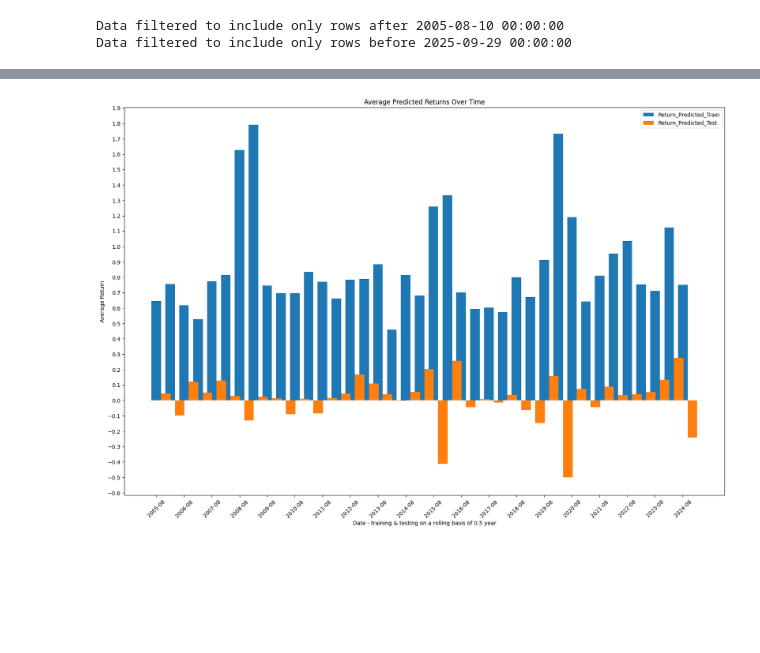
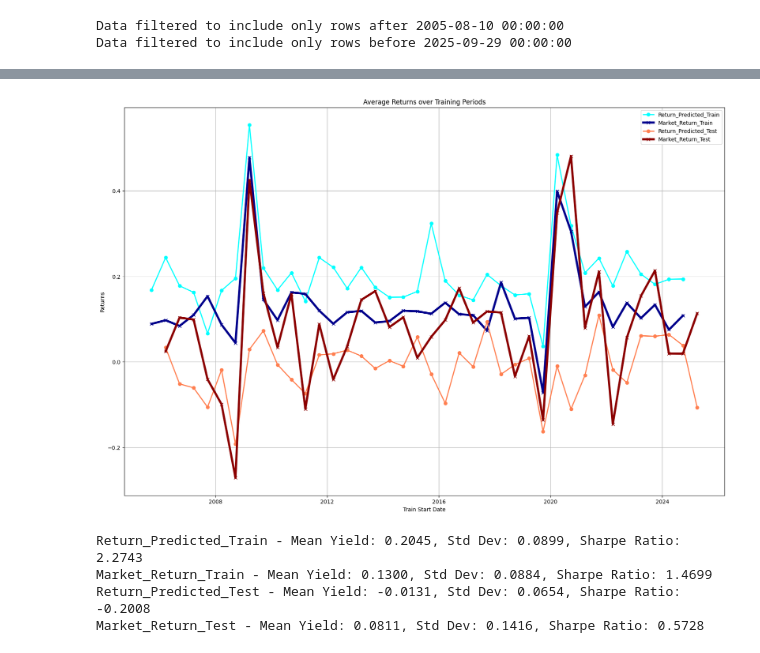
Before and after one commit to slang5/Sharp_Predict_V1, a Jupyter notebook: 2_lasso_model.ipynb, the cells around one changed output, grey strips where cells are left out. Cells and saved outputs as stored; diff of their text form; code cells hidden in the pictures; blank space fills up the shorter version.

```diff
--- a/2_lasso_model.ipynb
+++ b/2_lasso_model.ipynb
@@ -270,7 +291,14 @@ Ticker_per_Period = {}
 # %%
-quantile_above = 0.93
+Train_start_list = metrics_perf_df['Train Start'].unique().tolist()
+Ticker_per_Period = {}
+
+quantile_above = 0.75
 for train_start in Train_start_list:
-    quantile_n = metrics_perf_alpha_triggers_df[metrics_perf_alpha_triggers_df['Train Start'] == train_start].Return_Predicted_Train.quantile(quantile_above)
-    selected_tickers = metrics_perf_alpha_triggers_df[(metrics_perf_alpha_triggers_df['Train Start'] == train_start) &
-                                       (metrics_perf_alpha_triggers_df['Return_Predicted_Train'] >= quantile_n)]['Ticker'].tolist()
+    quantile_n = metrics_perf_df[metrics_perf_df['Train Start'] == train_start].Ratio_Train.quantile(quantile_above)
+    selected_tickers = metrics_perf_df[(metrics_perf_df['Train Start'] == train_start) &
+                                       (metrics_perf_df['Ratio_Train'] >= quantile_n)]['Ticker'].tolist()
     Ticker_per_Period[train_start] = selected_tickers
+
+print("Selected Tickers per Training Period:")
+for period, tickers in Ticker_per_Period.items():
+    print(f"{period}: {tickers}")
@@ -358,12 +433,10 @@ Processing period starting at index 4788, date 2024-08-20 00:00:00
 # %%
 # lets compute the average Return_Predicted_Train and Return_Predicted_Test for Train Start dates batch
-metrics_summary = metrics_perf_selected_df.groupby('Train Start').agg({
+summary_graph_selected = metrics_perf_selected_df.groupby(['Train Start', 'Train End', 'Test Start', 'Test End']).agg({
     'Return_Predicted_Train': 'mean',
+    'Market_Return_Train': 'mean',
     'Return_Predicted_Test': 'mean',
+    'Market_Return_Test': 'mean',
 })
-
-summary_graph = metrics_perf_selected_df.groupby(['Train Start', 'Train End', 'Test Start', 'Test End']).agg({
-    'Return_Predicted_Train': 'mean',
-    'Return_Predicted_Test': 'mean',
-})
-summary_graph.to_csv('model/lasso/metrics_summary.csv', index=True)
+summary_graph_selected.to_csv('model/lasso/metrics_selected_summary.csv', index=True)
+summary_graph_selected
@@ -370,15 +462,30 @@ summary_graph.to_csv('model/lasso/metrics_summary.csv', index=True)
-# %%
-plt.figure(figsize=(20, 13))
-plt.bar(metrics_summary.index - pd.Timedelta(days=0), metrics_summary['Return_Predicted_Train'], width=252*duration_period, label='Return_Predicted_Train', alpha=1)
-plt.bar(metrics_summary.index + pd.Timedelta(days=252*duration_period), metrics_summary['Return_Predicted_Test'], width=252*duration_period, label='Return_Predicted_Test', alpha=1)
-plt.xlabel(f'Date - training & testing on a rolling basis of {round(duration_period, 3)} year{"s" if duration_period > 1 else ""}')
-plt.ylabel('Average Return')
-tick_positions = metrics_summary.index[::2]  # Every n ticks
-tick_labels = [d.strftime('%Y-%m') for d in tick_positions]  # Format as Year-Month
-plt.xticks(tick_positions, tick_labels, rotation=45)
-plt.yticks(np.arange(round(min(metrics_summary.min()) * 1.1, 1), round(max(metrics_summary.max()) * 1.1, 1), 0.1))  # Ticks from -1.0 to 1.0 in 0.1 steps
-plt.title('Average Predicted Returns Over Time')
-plt.legend()
-plt.show()
-# %% [output]
-[figure, removed]
+# %%
+linewidth_market = 4
+linewidth_model = 2
+plt.figure(figsize=(20, 13))
+plt.plot(summary_graph_selected.index.get_level_values('Train Start'), summary_graph_selected['Return_Predicted_Train'], label='Return_Predicted_Train', marker='o', linewidth=linewidth_model, color='cyan')
+plt.plot(summary_graph_selected.index.get_level_values('Train Start'), summary_graph_selected['Market_Return_Train'], label='Market_Return_Train', marker='x', linewidth=linewidth_market, color='darkblue')
+plt.plot(summary_graph_selected.index.get_level_values('Test Start'), summary_graph_selected['Return_Predicted_Test'], label='Return_Predicted_Test', marker='o', linewidth=linewidth_model, color='coral')
+plt.plot(summary_graph_selected.index.get_level_values('Test Start'), summary_graph_selected['Market_Return_Test'], label='Market_Return_Test', marker='x', linewidth=linewidth_market, color='darkred')
+plt.xlabel('Train Start Date')
+plt.ylabel('Returns')
+plt.title('Average Returns over Training Periods')
+plt.legend()
+plt.grid()
+plt.show()
+# %% [output]
+[figure, added]
+# %%
+# Compute yield and std for each series from summary_graph
+
+for serie in ['Return_Predicted_Train', 'Market_Return_Train', 'Return_Predicted_Test', 'Market_Return_Test']:
+    yields = summary_graph_selected[serie].values
+    mean_yield = np.mean(yields)
+    std_yield = np.std(yields)
+    sharpe_ratio = mean_yield / std_yield if std_yield != 0 else 0
+    print(f"{serie} - Mean Yield: {mean_yield:.4f}, Std Dev: {std_yield:.4f}, Sharpe Ratio: {sharpe_ratio:.4f}")
+# %% [output]
+Return_Predicted_Train - Mean Yield: 0.2045, Std Dev: 0.0899, Sharpe Ratio: 2.2743
+Market_Return_Train - Mean Yield: 0.1300, Std Dev: 0.0884, Sharpe Ratio: 1.4699
+Return_Predicted_Test - Mean Yield: -0.0131, Std Dev: 0.0654, Sharpe Ratio: -0.2008
+Market_Return_Test - Mean Yield: 0.0811, Std Dev: 0.1416, Sharpe Ratio: 0.5728
```
Also changed, not shown: parts of 18 cells of this notebook, 6 other files.
